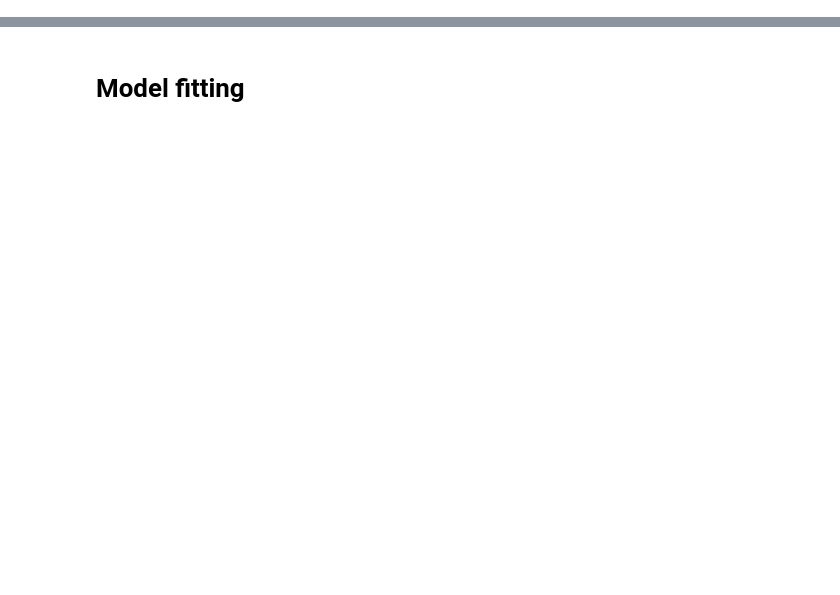
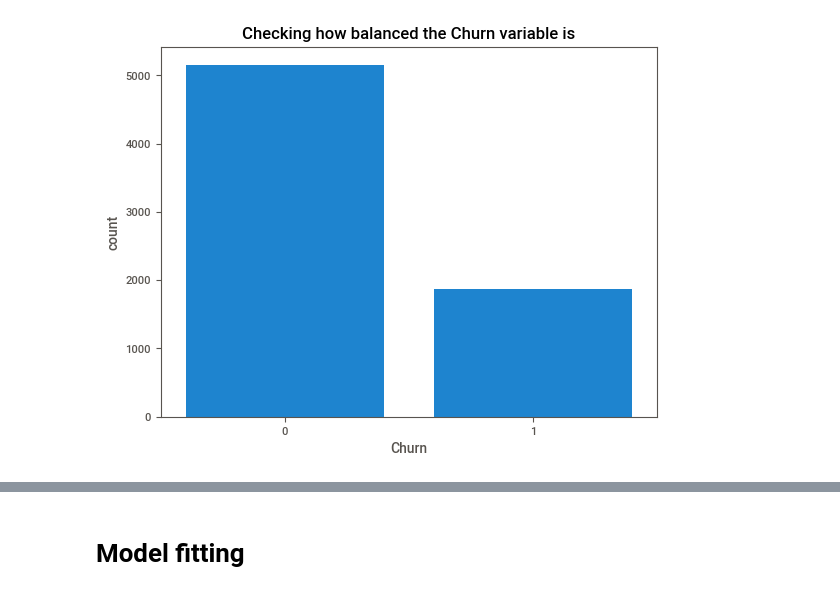
Before and after one commit to AndreiKris/exampleportfolio, a Jupyter notebook: python/Kaggle Telecom Churn prediction.ipynb, the cells around one changed output, grey strips where cells are left out. Cells and saved outputs as stored; diff of their text form; code cells hidden in the pictures; blank space fills up the shorter version.

```diff
--- a/python/Kaggle Telecom Churn prediction.ipynb
+++ b/python/Kaggle Telecom Churn prediction.ipynb
@@ -6,4 +6,4 @@ import sweetviz as sv
 import seaborn as sns
 # %%
 # source data https://www.kaggle.com/datasets/datazng/telecom-company-churn-rate-call-center-data
-df=pd.read_csv("telecom_churn.csv")
+df_raw=pd.read_csv("telecom_churn.csv")
@@ -11,0 +237,10 @@ df=pd.read_csv("telecom_churn.csv")
+# %%
+# Is the dataset unbalanced?
+
+g = sns.countplot(data=df, x='Churn')
+g.set(title='Checking how balanced the Churn variable is')
+plt.show()
+
+# The plot below is a bit unbalanced but not extremely so - around 30% of customers have been churned. We should be ok to proceed
+# %% [output]
+[figure, added]
```
Also changed, not shown: parts of 123 cells of this notebook.
